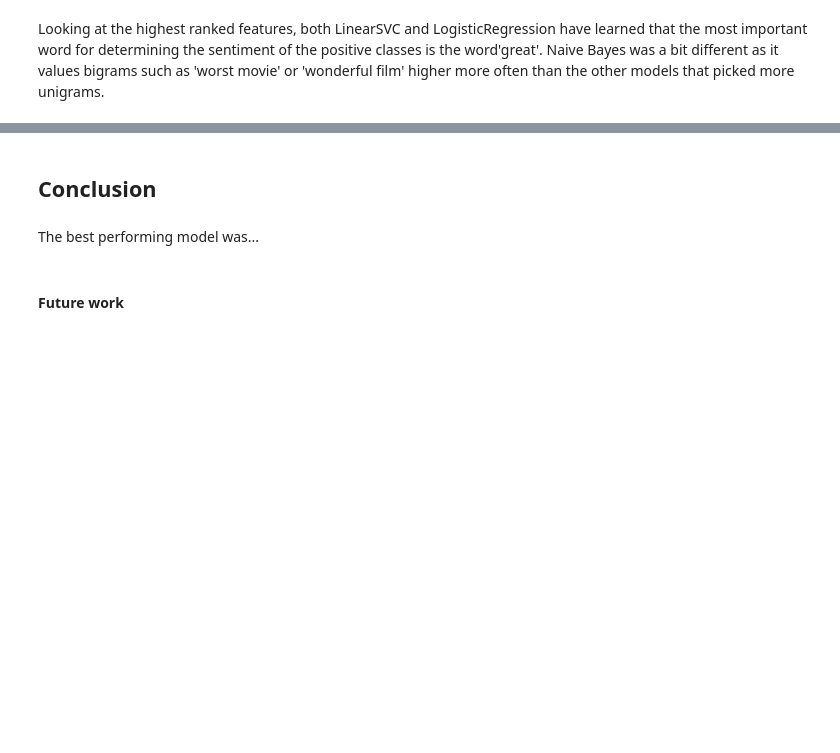
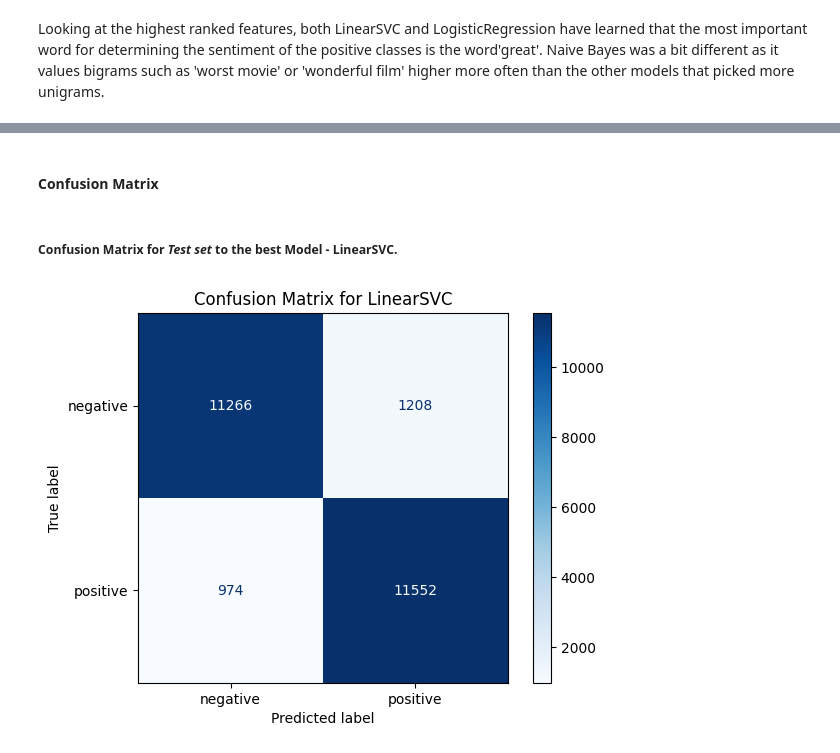
Before and after one commit to Noodleweb/IMDB-Sentiment-Anlysis---Group-2, a Jupyter notebook: project.ipynb, the cells around one changed output, grey strips where cells are left out. Saved outputs shown, nothing was run; the diff lists cells and outputs as text; code cells hidden in the pictures; blank space fills up the shorter version.

Commit message:
Complete model evaluation and future work

```diff
--- a/project.ipynb
+++ b/project.ipynb
@@ -430,6 +426,18 @@ Looking at the highest ranked features, both LinearSVC and LogisticRegression ha
-# %% [markdown]
-## Conclusion
-# %% [markdown]
-The best performing model was...
-# %% [markdown]
-#### Future work
+# %% [markdown]
+#### Confusion Matrix
+# %% [markdown]
+##### Confusion Matrix for *Test set* to the best Model - LinearSVC.
+# %%
+from sklearn.metrics import ConfusionMatrixDisplay
+import matplotlib.pyplot as plt
+
+#Predict sentiments using our best model
+y_pred = best_model_svc.predict(X_test)
+
+#Create the Confusion Matrix
+ConfusionMatrixDisplay.from_predictions(y_test, y_pred, labels=["negative", "positive"], cmap="Blues")
+
+plt.title("Confusion Matrix for LinearSVC")
+plt.show()
+# %% [output]
+[figure, added]
```
Also changed, not shown: parts of 11 cells of this notebook.
